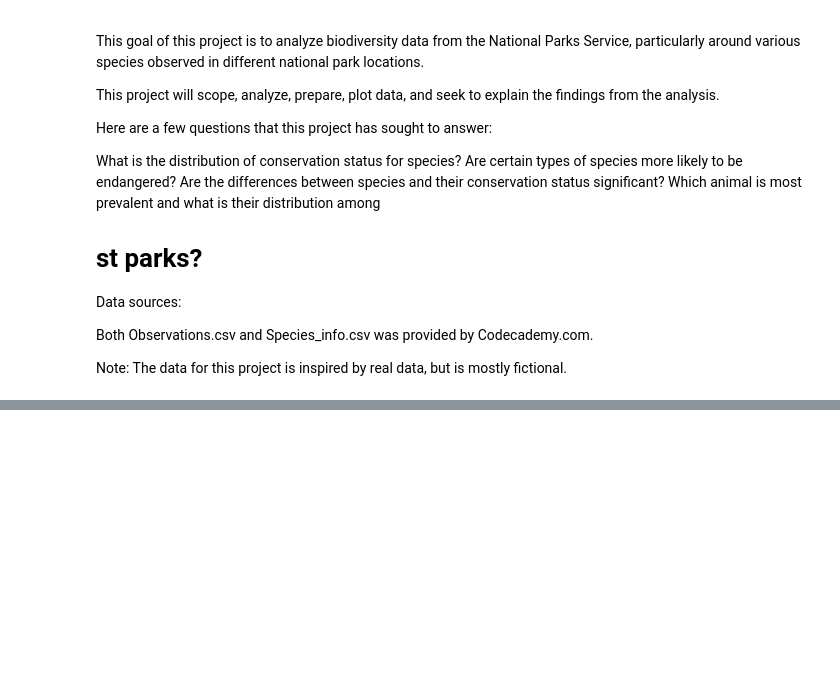
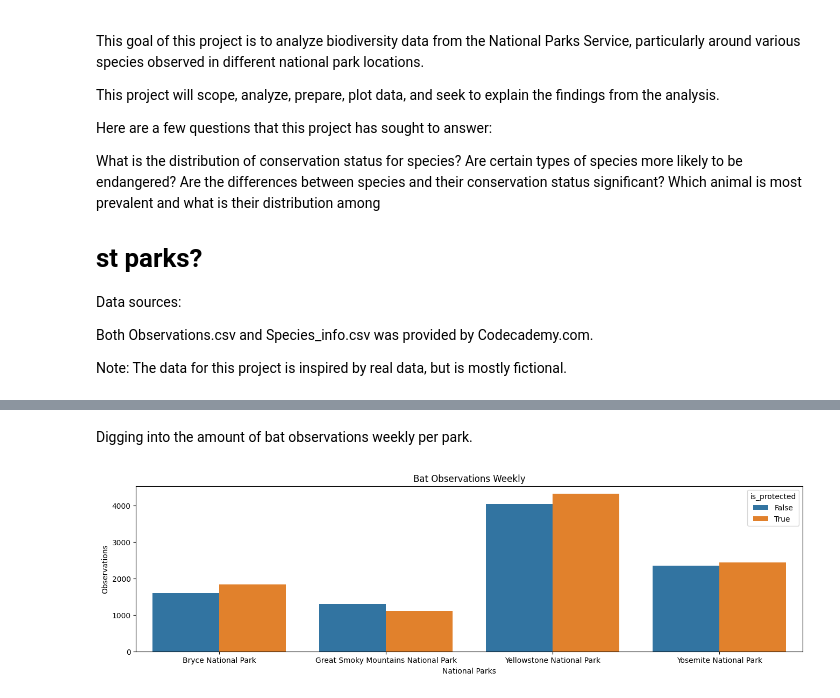
Before and after one commit to dillonlahey/national_parks_biodiversity, a Jupyter notebook: biodiversity.ipynb, the cells around one changed output, grey strips where cells are left out. Drawn from its saved outputs; the diff is of its cells as text; code cells hidden in the pictures; blank space fills up the shorter version.

```diff
--- a/biodiversity.ipynb
+++ b/biodiversity.ipynb
@@ -56,0 +196,2 @@ import seaborn as sns
+# %%
+species['is_protected'] = species.conservation_status != 'No Concerns'
@@ -56,0 +322,2 @@ import seaborn as sns
+# %%
+species['is_bat'] = species.common_names.str.contains(r"\bBat\b", regex = True)
@@ -56,0 +344,3 @@ import seaborn as sns
+# %%
+bat_observations = observations.merge(species[species.is_bat])
+bat_observations
@@ -56,0 +369,3 @@ import seaborn as sns
+# %%
+obs_by_park = bat_observations.groupby(['park_name', 'is_protected']).observations.sum().reset_index()
+obs_by_park
@@ -56,0 +382,11 @@ import seaborn as sns
+# %% [markdown]
+Digging into the amount of bat observations weekly per park.
+# %%
+plt.figure(figsize=(16,4))
+sns.barplot(x=obs_by_park.park_name, y=obs_by_park.observations, hue=obs_by_park.is_protected)
+plt.xlabel('National Parks')
+plt.ylabel('Observations')
+plt.title('Bat Observations Weekly')
+plt.show()
+# %% [output]
+[figure, added]
```
Also changed, not shown: parts of 49 cells of this notebook.
